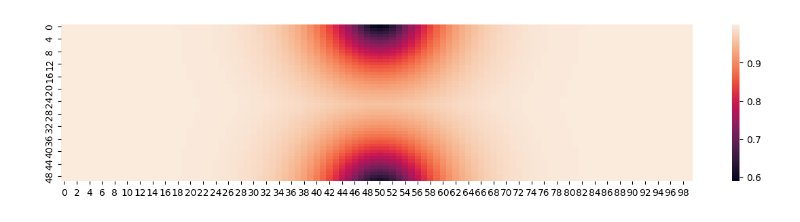
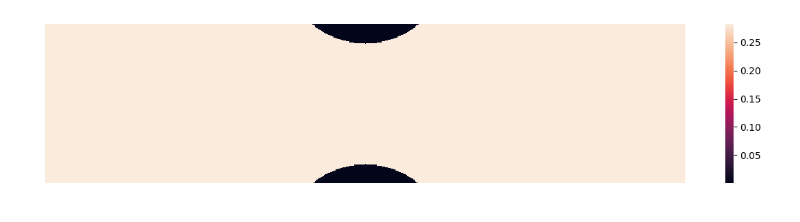
Before and after one commit to eyihluyc/blood-flow, a Jupyter notebook: st_nm_demo.ipynb, the cells around one changed output. Drawn from its saved outputs; the diff is of its cells as text; code cells hidden in the pictures.

```diff
--- a/st_nm_demo.ipynb
+++ b/st_nm_demo.ipynb
@@ -3,10 +3,12 @@ import numpy as np
 from matplotlib import pyplot as plt
 import seaborn as sns
 # %%
-from constants import discrete_K
+from constants import discretize_K, K1, K2, K3
 
 plt.figure(figsize=(15,3))
-sns.heatmap(discrete_K().T)
+ax = sns.heatmap(discretize_K(K1, 1000, 200).T)
+ax.set_yticks([])
+ax.set_xticks([])
 plt.show()
 # %% [output]
-[figure, old version]
+[figure, new version]
```
Also changed, not shown: parts of 14 cells of this notebook, 4 other files.
